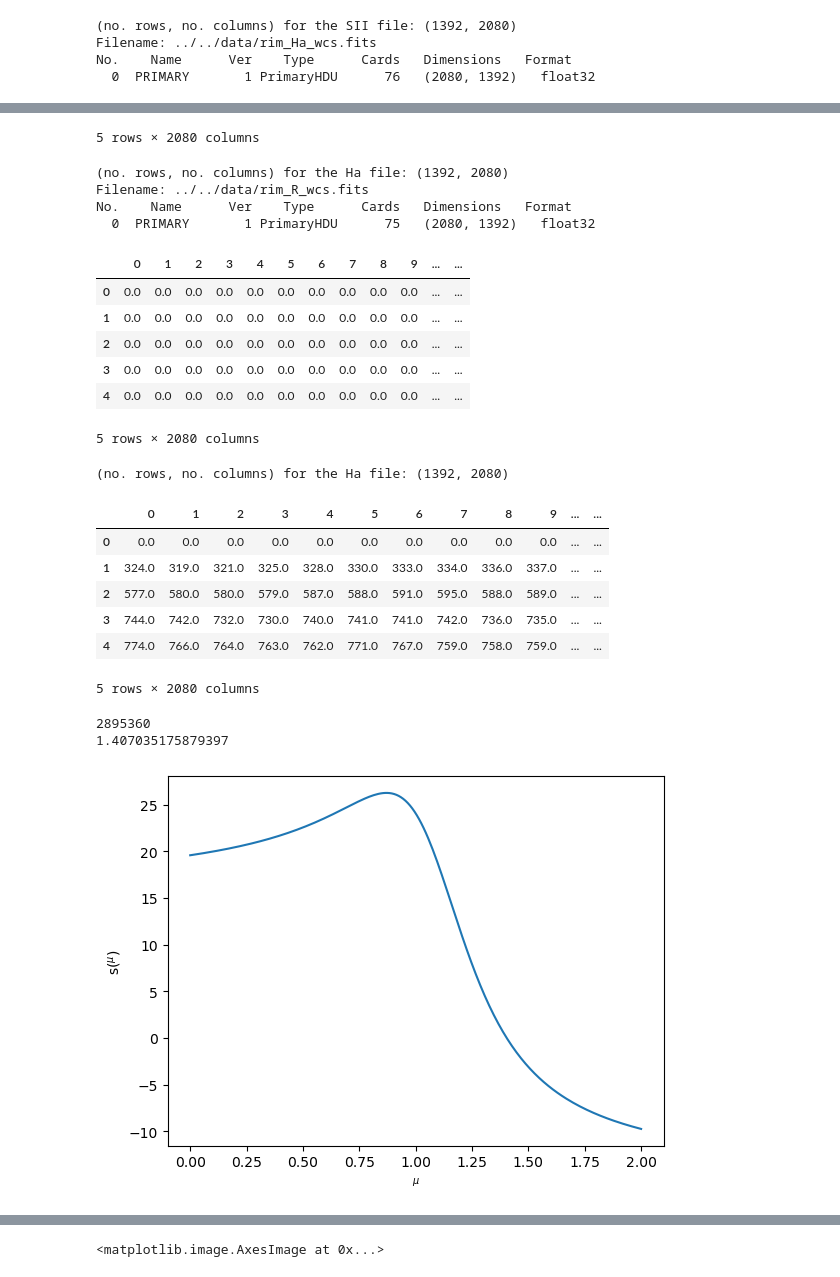
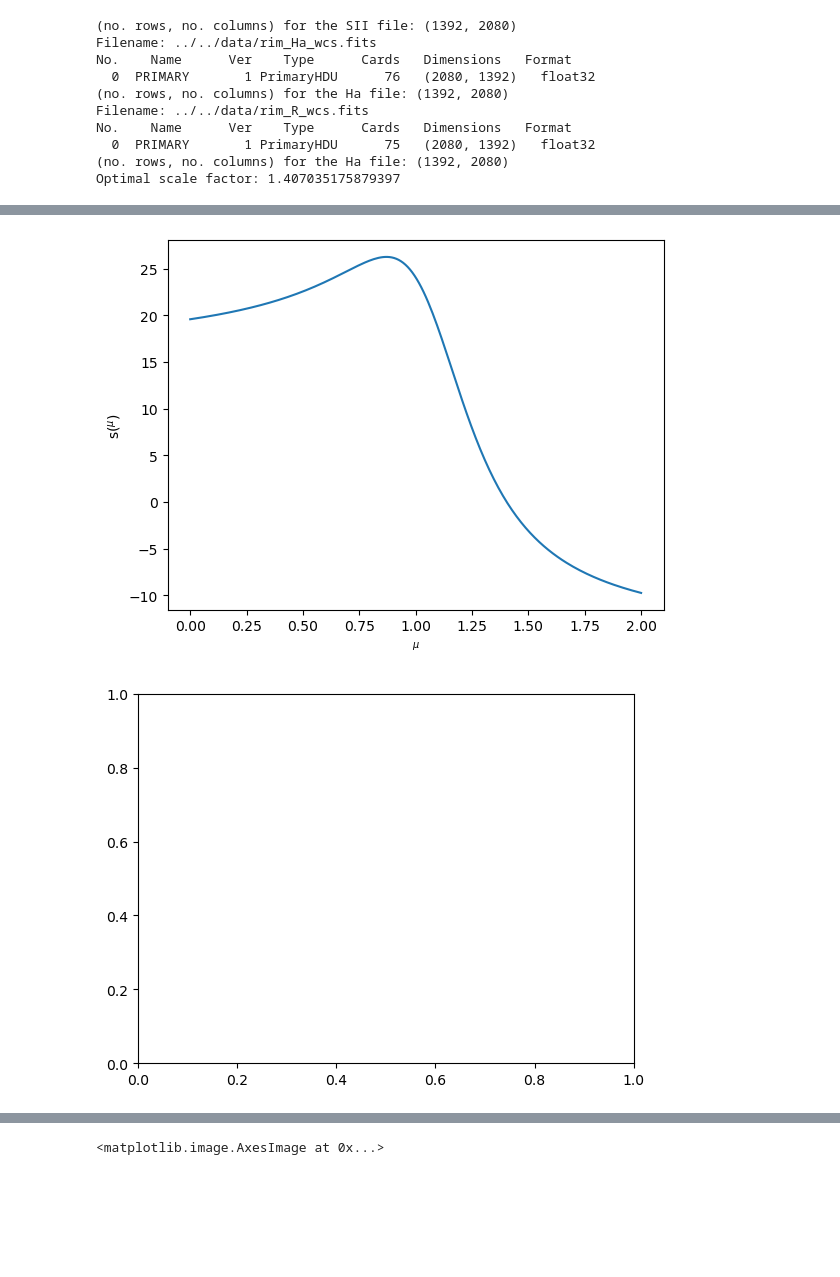
Before and after one commit to JoeBannouna/sceni, a Jupyter notebook: src/POC/joshua.ipynb, the cells around one changed output, grey strips where cells are left out. Cells and saved outputs as stored; diff of their text form; code cells hidden in the pictures; blank space fills up the shorter version.

```diff
--- a/src/POC/joshua.ipynb
+++ b/src/POC/joshua.ipynb
@@ -8,8 +8,8 @@ from astropy.io import fits
 import math
 
 import matplotlib.pyplot as plt
-
 import matplotlib.animation as animation
+from matplotlib.colors import SymLogNorm
 
 # Current directory is where the code file is in
 # SII file (narrowband FITs file):
@@ -33,8 +33,6 @@ hdu_Ha.info()
 
 df_Ha = pd.DataFrame(hdu_Ha[0].data)
 
-# check if the FITs file was converted to a data frame successfully
-display(df_Ha.head())
 
 # check if all the rows and columns are retained in the dataframe
 print("(no. rows, no. columns) for the Ha file:", df_Ha.shape)
@@ -43,12 +41,10 @@ print("(no. rows, no. columns) for the Ha file:", df_Ha.shape)
 # R file (i.e. the broadband FITs file):
 hdu_R = fits.open('../../data/rim_R_wcs.fits')
 
-hdu_R.info()
+# hdu_R.info()
 
 df_R = pd.DataFrame(hdu_R[0].data)
 
-# check if the FITs file was converted to a data frame successfully
-display(df_R.head())
 
 # check if all the rows and columns are retained in the dataframe
 print("(no. rows, no. columns) for the Ha file:", df_R.shape)
@@ -80,9 +76,6 @@ def continuum_component_remover(NB_df, BB_df, mu):
 
 #SII_residual = continuum_component_remover(df_SII, df_R, 1)
 
-display(SII_residual.head())
-
-print(SII_residual.size)
 
 # define a function to calculate the skewness
 def skewness_calculator(Residual_df):
@@ -125,6 +118,26 @@ plt.xlabel('$^\mu$')
 plt.ylabel('s($^\mu$)')
 
 
+# make a matplotlib animated plot of the residual image
+# Create a figure for the animation
+fig, ax = plt.subplots()
+
+def animate(t):
+    plt.cla()
+    scale_factor = mus[t]
+
+    # Create a colormap in logscale
+    img = ax.imshow(
+        ax.continuum_component_remover(df_Ha, df_R, scale_factor,
+        norm = plt.colors.SymLogNorm(linthresh = 0.03, linscale = 0.03, vmin = -1e4, vmax = 1e4), cmap ='RdBu_r')
+    )
+
+    plt.text(0, -10, f"mu = {scale_factor}")
+    if t == 1: fig.colorbar(img)
+
+animation.FuncAnimation(fig, animate, frames=25)
+
+
 # Change all skewness values to absolute values for the next step
 for i in range(len(skewness_vals)):
     skewness_vals[i] = abs(skewness_vals[i])
@@ -134,7 +147,7 @@ for i in range(len(skewness_vals)):
 # The index of the skewness value which is closest to 0 is the same as the index of the minimum absolute skewness value
 index_optimal = skewness_vals.index(min(skewness_vals))
 
-print(mus[index_optimal])
+print("Optimal scale factor:", mus[index_optimal])
 # %% [output]
 Filename: ../../data/rim_[SII]_wcs.fits
 No.    Name      Ver    Type      Cards   Dimensions   Format
@@ -150,3 +163,9 @@ No.    Name      Ver    Type      Cards   Dimensions   Format
 Filename: ../../data/rim_Ha_wcs.fits
 No.    Name      Ver    Type      Cards   Dimensions   Format
   0  PRIMARY       1 PrimaryHDU      76   (2080, 1392)   float32
+(no. rows, no. columns) for the Ha file: (1392, 2080)
+Filename: ../../data/rim_R_wcs.fits
+No.    Name      Ver    Type      Cards   Dimensions   Format
+  0  PRIMARY       1 PrimaryHDU      75   (2080, 1392)   float32
+(no. rows, no. columns) for the Ha file: (1392, 2080)
+Optimal scale factor: 1.407035175879397
@@ -159,23 +172,2 @@ No.    Name      Ver    Type      Cards   Dimensions   Format
-5 rows × 2080 columns
-(no. rows, no. columns) for the Ha file: (1392, 2080)
-Filename: ../../data/rim_R_wcs.fits
-No.    Name      Ver    Type      Cards   Dimensions   Format
-  0  PRIMARY       1 PrimaryHDU      75   (2080, 1392)   float32
-|  | 0 | 1 | 2 | 3 | 4 | 5 | 6 | 7 | 8 | 9 | ... | ... |
-| 0 | 0.0 | 0.0 | 0.0 | 0.0 | 0.0 | 0.0 | 0.0 | 0.0 | 0.0 | 0.0 | ... | ... |
-| 1 | 0.0 | 0.0 | 0.0 | 0.0 | 0.0 | 0.0 | 0.0 | 0.0 | 0.0 | 0.0 | ... | ... |
-| 2 | 0.0 | 0.0 | 0.0 | 0.0 | 0.0 | 0.0 | 0.0 | 0.0 | 0.0 | 0.0 | ... | ... |
-| 3 | 0.0 | 0.0 | 0.0 | 0.0 | 0.0 | 0.0 | 0.0 | 0.0 | 0.0 | 0.0 | ... | ... |
-| 4 | 0.0 | 0.0 | 0.0 | 0.0 | 0.0 | 0.0 | 0.0 | 0.0 | 0.0 | 0.0 | ... | ... |
-5 rows × 2080 columns
-(no. rows, no. columns) for the Ha file: (1392, 2080)
-|  | 0 | 1 | 2 | 3 | 4 | 5 | 6 | 7 | 8 | 9 | ... | ... |
-| 0 | 0.0 | 0.0 | 0.0 | 0.0 | 0.0 | 0.0 | 0.0 | 0.0 | 0.0 | 0.0 | ... | ... |
-| 1 | 324.0 | 319.0 | 321.0 | 325.0 | 328.0 | 330.0 | 333.0 | 334.0 | 336.0 | 337.0 | ... | ... |
-| 2 | 577.0 | 580.0 | 580.0 | 579.0 | 587.0 | 588.0 | 591.0 | 595.0 | 588.0 | 589.0 | ... | ... |
-| 3 | 744.0 | 742.0 | 732.0 | 730.0 | 740.0 | 741.0 | 741.0 | 742.0 | 736.0 | 735.0 | ... | ... |
-| 4 | 774.0 | 766.0 | 764.0 | 763.0 | 762.0 | 771.0 | 767.0 | 759.0 | 758.0 | 759.0 | ... | ... |
-5 rows × 2080 columns
-2895360
-1.407035175879397
 [figure]
+[figure, added]
```
Also changed, not shown: parts of 6 cells of this notebook, 3 other files.
